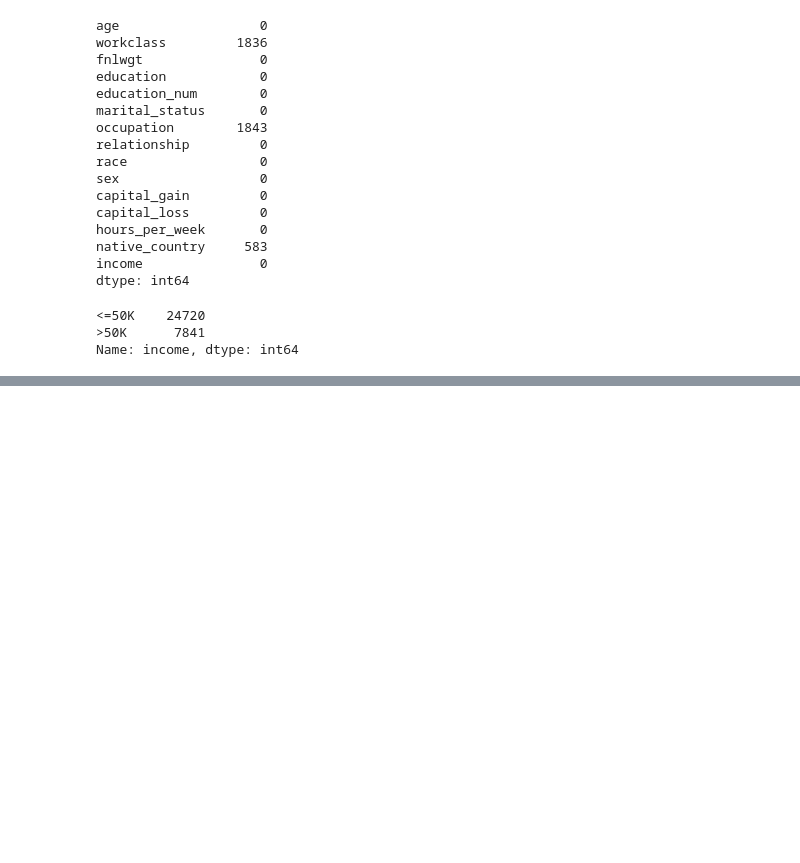
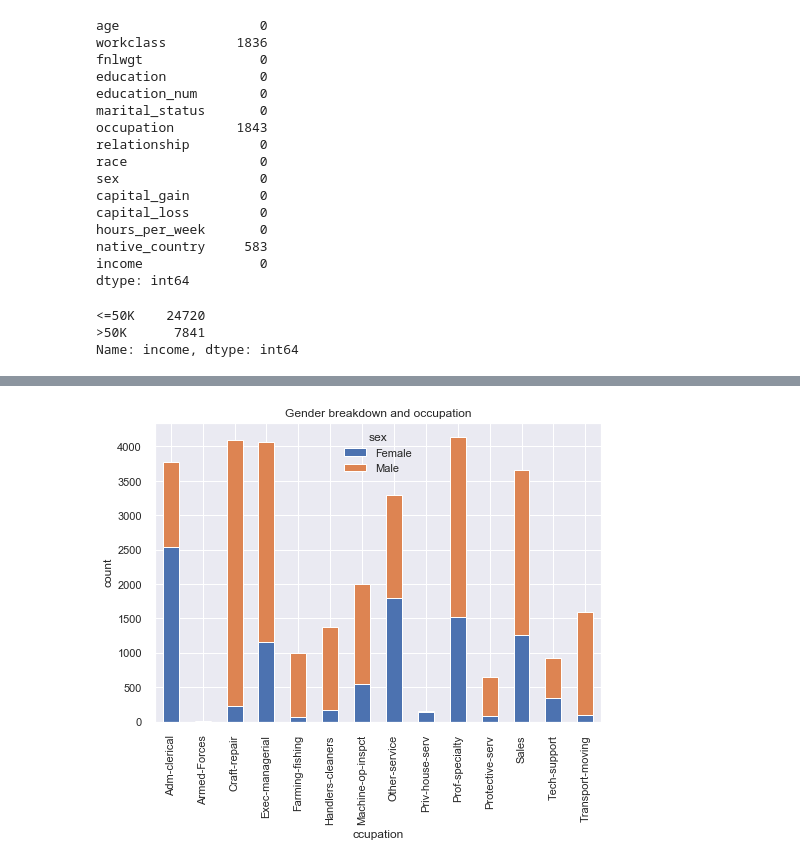
Before and after one commit to chibz3/finding_donors, a Jupyter notebook: work_book.ipynb, the cells around one changed output, grey strips where cells are left out. Saved outputs shown, nothing was run; the diff lists cells and outputs as text; code cells hidden in the pictures; blank space fills up the shorter version.

```diff
--- a/work_book.ipynb
+++ b/work_book.ipynb
@@ -85,0 +149,7 @@ df['over_50k']= np.where(df['income']=='50K', 1, 0)
+# %%
+df.groupby(['occupation','sex']).occupation.count().unstack().plot.bar(stacked=True, );
+plt.title('Gender breakdown and occupation');
+plt.xlabel('occupation');
+plt.ylabel('count');
+# %% [output]
+[figure, added]
```
Also changed, not shown: parts of 9 cells of this notebook.
